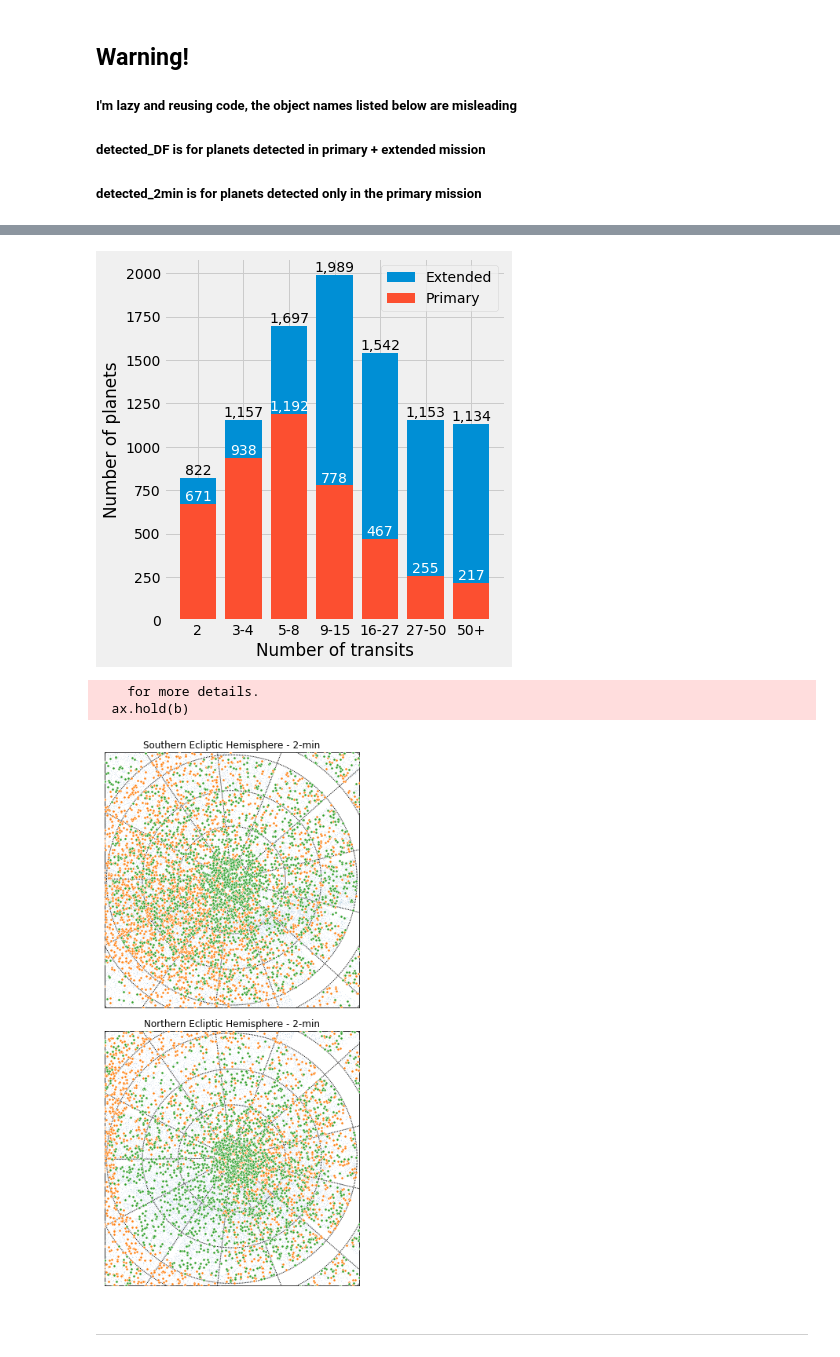
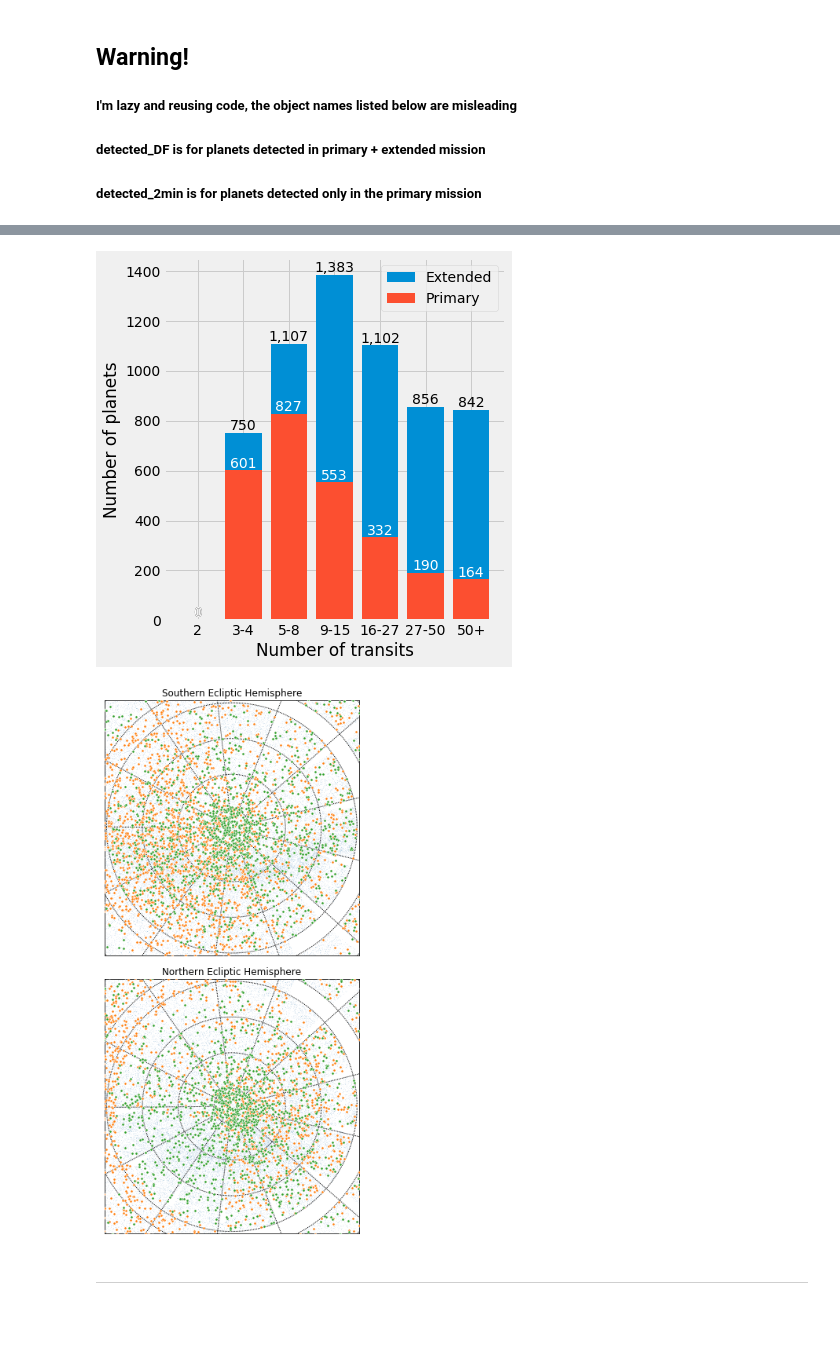
Before and after one commit to mrtommyb/textended, a Jupyter notebook: code/make_detected_planet_catalog.ipynb, the cells around one changed output, grey strips where cells are left out. Drawn from its saved outputs; the diff is of its cells as text; code cells hidden in the pictures; blank space fills up the shorter version.

Commit message:
changing threshold from 2-3 transits and 7.3-10 sigma

```diff
--- a/code/make_detected_planet_catalog.ipynb
+++ b/code/make_detected_planet_catalog.ipynb
@@ -5,7 +5,7 @@ from tqdm import tqdm
 import matplotlib.pyplot as plt
 tqdm.pandas()
 # %%
-consts = {'sigma_threshold': 7.3, 'detect_transits': 2}
+consts = {'sigma_threshold': 10, 'detect_transits': 3}
 # %%
 def get_ntransits(row, maxsectors=57):
     transitTimes = np.arange(row.loc['T0'], totalMissionDuration, row.loc['planetPeriod'])
@@ -33,15 +33,24 @@ def make_output_arr(dfx):
     # how many observed transits in the primary mission
     dfx.loc[:, 'Ntransits_primary'] = dfx.progress_apply(get_ntransits_primary, axis=1)
 
+    # get SNR
+    dfx.loc[:, 'SNR'] = (dfx.transit_depth_diluted * dfx.duration_correction *
+                    np.sqrt(dfx.Ntransits) / dfx.noise_level)
+    dfx.loc[:, 'SNR_primary'] = (dfx.transit_depth_diluted * dfx.duration_correction *
+                    np.sqrt(dfx.Ntransits_primary) / dfx.noise_level)
+
+
     dfx['needed_for_detection'] = (dfx.transit_depth_diluted * dfx.duration_correction *
                     np.sqrt(dfx.Ntransits)) / consts['sigma_threshold']
-    dfx['detected'] = ((dfx.noise_level < (dfx.needed_for_detection * 7.3 /consts['sigma_threshold'])) &
-                     (dfx.Ntransits >= consts['detect_transits']) & (dfx.planetRadius > 0.0) & dfx.has_transits)
+    dfx['detected'] = ((dfx.noise_level < dfx.needed_for_detection) &
+                     (dfx.Ntransits >= consts['detect_transits']) & (dfx.planetRadius > 0.0)
+                       & dfx.has_transits)
 
     dfx['needed_for_detection_primary'] = (dfx.transit_depth_diluted * dfx.duration_correction *
                     np.sqrt(dfx.Ntransits_primary)) / consts['sigma_threshold']
-    dfx['detected_primary'] = ((dfx.noise_level < (dfx.needed_for_detection_primary * 7.3 /consts['sigma_threshold'])) &
-                     (dfx.Ntransits_primary >= consts['detect_transits']) & (dfx.planetRadius > 0.0) & dfx.has_transits)
+    dfx['detected_primary'] = ((dfx.noise_level < dfx.needed_for_detection_primary) &
+                     (dfx.Ntransits_primary >= consts['detect_transits']) & (dfx.planetRadius > 0.0)
+                               & dfx.has_transits)
     return dfx
 
 def get_insol(teff, ars):
@@ -321,7 +330,7 @@ with plt.style.context('fivethirtyeight'):
     ax.legend()
     fig.savefig('../plots/{}_ntransits.png'.format(strategy), dpi=200)
 # %% [output]
-[figure, old version]
+[figure, new version]
 # %%
 from mpl_toolkits.basemap import Basemap
 with plt.style.context('seaborn-paper'):
@@ -334,37 +343,35 @@ with plt.style.context('seaborn-paper'):
 #     m.scatter(detected_2min.ECLONG.values, detected_2min.ECLAT.values, s=2, lw=1, edgecolor='w',
 #               alpha=1, latlon=True, zorder=100)
     m.scatter(detected_DF.ECLONG.values, detected_DF.ECLAT.values, lw=0.5, edgecolor='w',
               s=10, alpha=1, latlon=True, zorder=99)
     m.scatter(detected_2min.ECLONG.values, detected_2min.ECLAT.values, lw=0.5, edgecolor='w',
               s=10, alpha=1, latlon=True, zorder=100)
 
     parallels = [-78., -54, -30, -6, 6, 30, 54, 78, ]
     m.drawparallels(parallels, latmax=78, )
     meridians = np.linspace(240-12,360+240-12,14)[:-1]
     m.drawmeridians(meridians,)
 
     m = Basemap(projection='aeqd',lon_0=0,lat_0=-90,resolution='l', ax=ax1, celestial=True,
                width=19E6, height=19E6)
     m.scatter(dfw.loc[dfw.isObserved, 'ECLONG'].values, dfw.loc[dfw.isObserved, 'ECLAT'].values,
               s=0.05, alpha=0.2, latlon=True, rasterized=True)
 
 #     m.scatter(detected_2min.ECLONG.values, detected_2min.ECLAT.values, s=2, lw=1, edgecolor='w',
 #               alpha=1, latlon=True, zorder=100)
     m.scatter(detected_DF.ECLONG.values, detected_DF.ECLAT.values, lw=0.5, edgecolor='w',
               s=10, alpha=1, latlon=True, zorder=99)
     m.scatter(detected_2min.ECLONG.values, detected_2min.ECLAT.values, lw=0.5, edgecolor='w',
               s=10, alpha=1, latlon=True, zorder=100)
 
     parallels = [-78., -54., -30, -6., 6, 30, 54, 78, ]
     m.drawparallels(parallels, latmax=78, latmin=-78)
     meridians = np.linspace(240-12,360+240-12,14)[:-1]
     m.drawmeridians(meridians, latmax=78, latmin=-78)
-    ax2.set_title('Northern Ecliptic Hemisphere - 2-min', fontsize=12)
-    ax1.set_title('Southern Ecliptic Hemisphere - 2-min', fontsize=12)
+    ax2.set_title('Northern Ecliptic Hemisphere', fontsize=12)
+    ax1.set_title('Southern Ecliptic Hemisphere', fontsize=12)
     fig.tight_layout()
 # %% [output]
-    for more details.
-  ax.hold(b)
-[figure, old version]
+[figure, new version]
 # %% [markdown]
 ---
```
Also changed, not shown: parts of 12 cells of this notebook, 6 other files.
